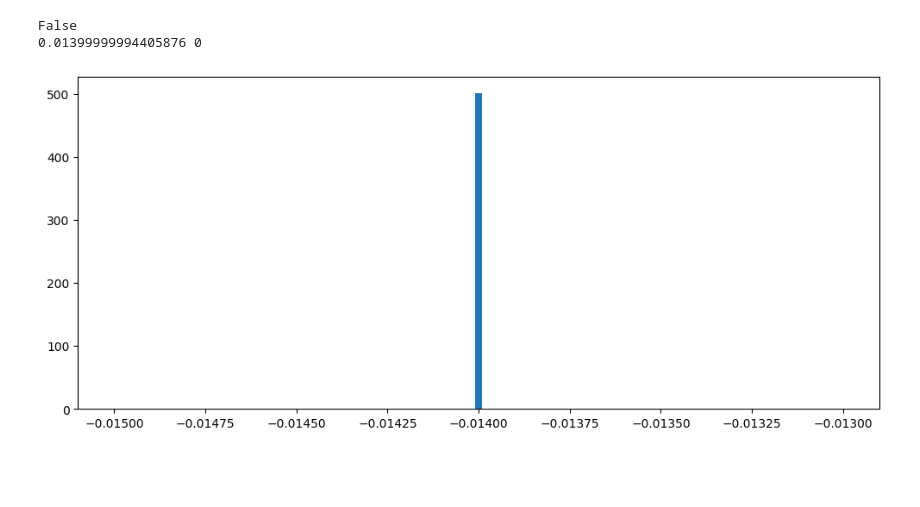
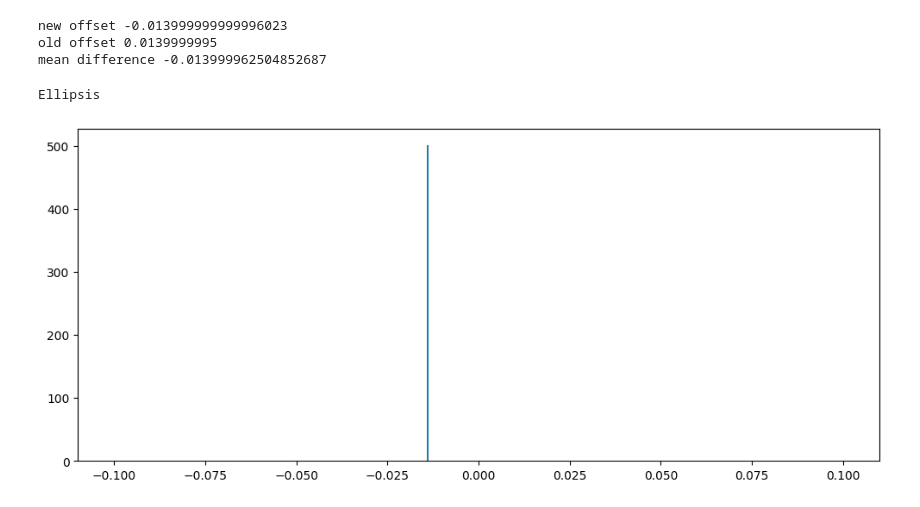
Before and after one commit to leonardolanteri/ETL_TestingDAQ, a Jupyter notebook: notebooks/mcp_manual_fitter_2.ipynb, the cells around one changed output. Drawn from its saved outputs; the diff is of its cells as text; code cells hidden in the pictures; blank space fills up the shorter version.

Commit message:
fully working consolidation script with mcp and clock fitting all to the final output root file

```diff
--- a/notebooks/mcp_manual_fitter_2.ipynb
+++ b/notebooks/mcp_manual_fitter_2.ipynb
@@ -382,30 +271,44 @@ mcp_data = lecroy.LecroyReader("/home/users/hswanson13/ETL_TestingDAQ/unit_test/
 # %%
 importlib.reload(lecroy)
-mcp_data = lecroy.LecroyReader("/home/users/hswanson13/ETL_TestingDAQ/unit_test/input_data/run_5100/C2--Trace5100.trc")
-trig_time, horz_off = mcp_data.segment_times
+importlib.reload(mcp)
+
+
+ref_data = lecroy.LecroyReader("/home/users/hswanson13/ETL_TestingDAQ/unit_test/input_data/run_5100/C1--Trace5100.trc")
+_, chorz = ref_data.segment_times
 
 clock_data = lecroy.LecroyReader("/home/users/hswanson13/ETL_TestingDAQ/unit_test/input_data/run_5100/C3--Trace5100.trc")
 
-# old = uproot.open(
-# "/home/users/hswanson13/ETL_TestingDAQ/unit_test/asserted_output/run_5100/converted_run5100.root")["pulse"].arrays()
-# old_times = old.time[:,0]
-# old_toffs = old.timeoffsets[:,1]
-print(np.array_equal(mcp_data.x*1e9, clock_data.x*1e9))
-c=0
-for new_x, old_x, old_toff in zip(mcp_data.x*1e9, clock_data.x*1e9, old_toffs):
-    if not np.array_equal(new_x, old_x):
-        fig, axs = plt.subplots(1, 1, figsize=(12, 5))
-        d = (old_x - new_x)
-        mean_diff = np.mean(d[np.isfinite(d)])
-        std_diff = np.std(d[np.isfinite(d)])
+conv_old = uproot.open(
+"/home/users/hswanson13/ETL_TestingDAQ/unit_test/asserted_output/run_5100/converted_run5100.root")["pulse"].arrays()
+old_nano_times = conv_old.time[:,0]*1e9
+old_nano_times = old_nano_times.to_numpy()
+big_old_nano_times = old_nano_times[big_peak_mask]
+old_toffset = conv_old.timeoffsets[:,1]*1e9
+big_old_toffset = old_toffset[big_peak_mask]
 
-        bins = np.linspace(-0.015, -0.013, 100)
-        plt.hist(np.clip(d, bins[0], bins[-1]),
-                bins=bins,
-                label=f"old-new (mean={mean_diff:.4f}, std={std_diff:.4f})")
-        break
-    c+=1
+mcp_data = lecroy.LecroyReader("/home/users/hswanson13/ETL_TestingDAQ/unit_test/input_data/run_5100/C2--Trace5100.trc")
+_, horz_off = mcp_data.segment_times
+big_horz_off = horz_off[big_peak_mask]
+big_chorz_off = chorz[big_peak_mask]
+
+i_plot = 25
+new_offset = (big_chorz_off-big_horz_off)*1e9
+print("new offset",new_offset[i_plot])
+print("old offset",big_old_toffset[i_plot])
+fig, axs = plt.subplots(1, 1, figsize=(12, 5))
+
+d = big_old_nano_times[i_plot] - mcp_data.x[big_peak_mask][i_plot]*1e9
+mean_diff = np.mean(d[np.isfinite(d)])
+std_diff = np.std(d[np.isfinite(d)])
+print("mean difference",mean_diff)
+bins = np.linspace(-0.1, 0.1, 500)
+plt.hist(np.clip(d, bins[0], bins[-1]),
+         bins=bins,
+         label=f"old-new (mean={mean_diff:.4f}, std={std_diff:.4f})")
+...
 # %% [output]
-False
-0.01399999994405876 0
+new offset -0.013999999999996023
+old offset 0.0139999995
+mean difference -0.013999962504852687
+Ellipsis
-[figure, old version]
+[figure, new version]
```
Also changed, not shown: parts of 10 cells of this notebook, 4 other files.
